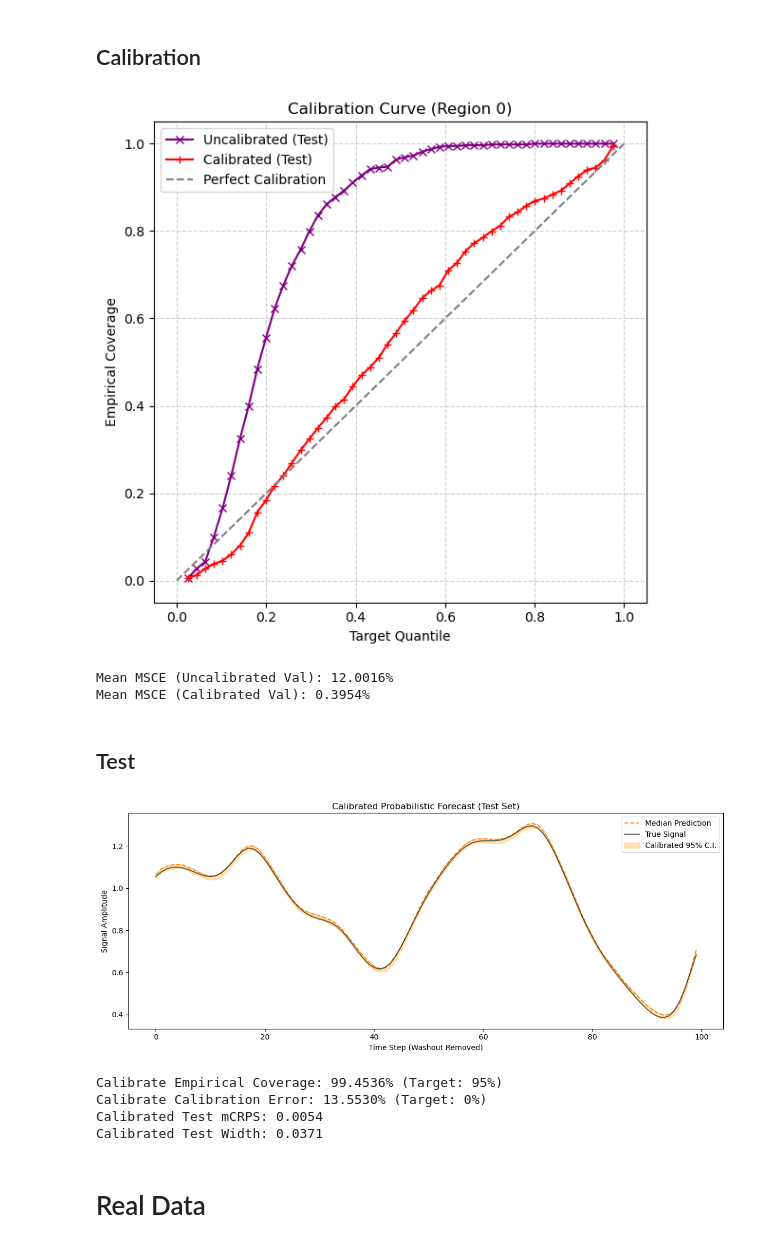
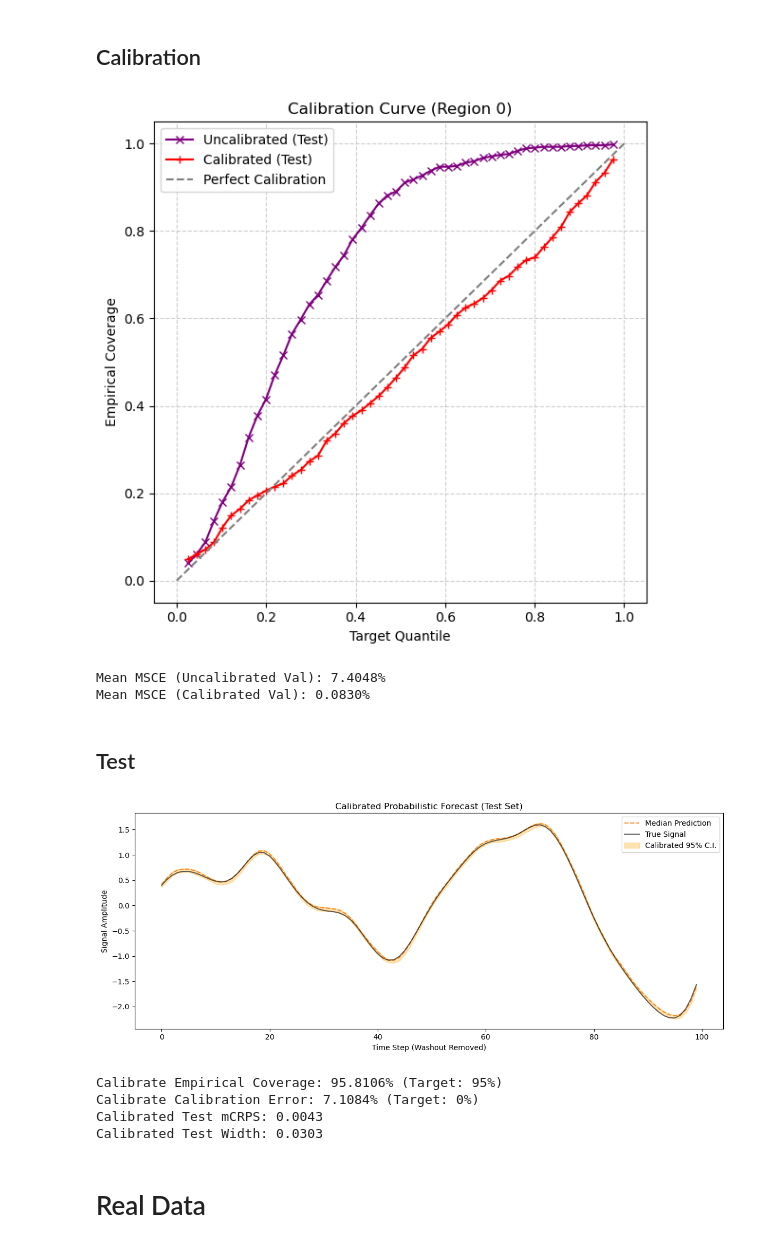
Before and after one commit to filippobezzi/Bayesian-Inference-in-High-Dimensional-Reservoir-Dynamics-for-Neural-Time-Series, a Jupyter notebook: MCMC.ipynb, the cells around one changed output. Drawn from its saved outputs; the diff is of its cells as text; code cells hidden in the pictures.

```diff
--- a/MCMC.ipynb
+++ b/MCMC.ipynb
@@ -36,12 +36,15 @@ train_mean_Y = np.mean(Y_full[:train_boundary], axis=0)
 train_std_Y = np.std(Y_full[:train_boundary], axis=0)
 train_std_Y[train_std_Y == 0] = 1.0
 
-X_z = (X_full - train_mean_X) / train_std_X
-Y_z = (Y_full - train_mean_Y) / train_std_Y
+X_z = (X_full - X_full.mean()) / X_full.std()
+Y_z = (Y_full - Y_full.mean()) / Y_full.std()
 # %%
 # Reservoir Generation
 input_dim = X_z.shape[1]
-res = Reservoir(input_dim=input_dim, reservoir_dim=500, spectral_radius=0.9, seed=42)
+target_dim = np.copy(input_dim)
+reservoir_dim = 500
+
+res = Reservoir(input_dim=input_dim, reservoir_dim=reservoir_dim, spectral_radius=0.9, seed=42)
 
 S_full = res.get_states(X_z)
 
@@ -103,8 +102,8 @@ estimator = BayesianStateMCMC(
     beta_params=[0, 10.],
     scale=10.,
     n_components=16,   # Lower components for synthetic dataset
-    num_samples=1000,
-    warmup_steps=500
+    num_samples=400,
+    warmup_steps=200
 )
 
 estimator.fit(S_train, Y_train)
@@ -203,9 +202,9 @@ err_uncal, err_cal, adj_quantiles = calibrate(
 print(f"Mean MSCE (Uncalibrated Val): {err_uncal.mean():.4%}")
 print(f"Mean MSCE (Calibrated Val): {err_cal.mean():.4%}")
 # %% [output]
-[figure, old version]
+[figure, new version]
-Mean MSCE (Uncalibrated Val): 12.0016%
-Mean MSCE (Calibrated Val): 0.3954%
+Mean MSCE (Uncalibrated Val): 7.4048%
+Mean MSCE (Calibrated Val): 0.0830%
 # %% [markdown]
 ## Test
 # %%
@@ -221,53 +220,52 @@ q_lower_adj = adj_quantiles[0][0]
 q_upper_adj = adj_quantiles[-1][0]
 # %%
 # Isolate region tensors
-y_pred_test = y_pred_test_rescaled
-Y_test = Y_test_rescaled.numpy()
+y_pred_test_z = torch.tensor(y_pred_test_z)
 
 hor = block_size
 
 # Extract calibrated bounds utilizing the adjusted quantiles
-median_prediction_cal = torch.quantile(y_pred_test, 0.5, dim=0).numpy()
-lower_bound_cal = torch.quantile(y_pred_test, q_lower_adj, dim=0).numpy().squeeze()
-upper_bound_cal = torch.quantile(y_pred_test, q_upper_adj, dim=0).numpy().squeeze()
+median_prediction_cal = torch.quantile(y_pred_test_z, 0.5, dim=0).numpy()
+lower_bound_cal = torch.quantile(y_pred_test_z, q_lower_adj, dim=0).numpy().squeeze()
+upper_bound_cal = torch.quantile(y_pred_test_z, q_upper_adj, dim=0).numpy().squeeze()
 # %%
 plt.figure(figsize=(12, 5))
 plt.plot(median_prediction_cal[:hor], "C1--", alpha=0.9, label="Median Prediction")
-plt.plot(Y_test[:hor], "k-", alpha=0.6, label="True Signal")
+plt.plot(Y_test_stack[:hor], "k-", alpha=0.6, label="True Signal")
 plt.fill_between(
     range(hor),
     lower_bound_cal[:hor],
     upper_bound_cal[:hor],
     color="orange",
     alpha=0.3,
     label="Calibrated 95% C.I."
 )
 
 plt.xlabel("Time Step (Washout Removed)")
 plt.ylabel("Signal Amplitude")
 plt.title(f"Calibrated Probabilistic Forecast (Test Set)")
 plt.tight_layout()
 plt.legend()
 plt.show()
 
 # Recalibrated Quantile Extraction for metrics
 cov_test, cal_error, mcrps_test, width_test = evaluate_metrics(
-    y_pred_test_rescaled,
-    Y_test_rescaled,
+    y_pred_test_z,
+    Y_test_stack,
     cov_prob=0.95,
     quantiles=adj_quantiles # Note: to evaluate on recalibrated quantiles
 )
 
 print(f"Calibrate Empirical Coverage: {cov_test.mean():.4%} (Target: 95%)")
 print(f"Calibrate Calibration Error: {cal_error.mean():.4%} (Target: 0%)")
 print(f"Calibrated Test mCRPS: {mcrps_test.mean().item():.4f}")
 print(f"Calibrated Test Width: {width_test.mean().item():.4f}")
 # %% [output]
-[figure, old version]
+[figure, new version]
-Calibrate Empirical Coverage: 99.4536% (Target: 95%)
-Calibrate Calibration Error: 13.5530% (Target: 0%)
-Calibrated Test mCRPS: 0.0054
-Calibrated Test Width: 0.0371
+Calibrate Empirical Coverage: 95.8106% (Target: 95%)
+Calibrate Calibration Error: 7.1084% (Target: 0%)
+Calibrated Test mCRPS: 0.0043
+Calibrated Test Width: 0.0303
 # %% [markdown]
 # Real Data
 # %% [markdown]
```
Also changed, not shown: parts of 15 cells of this notebook, 7 other files.
